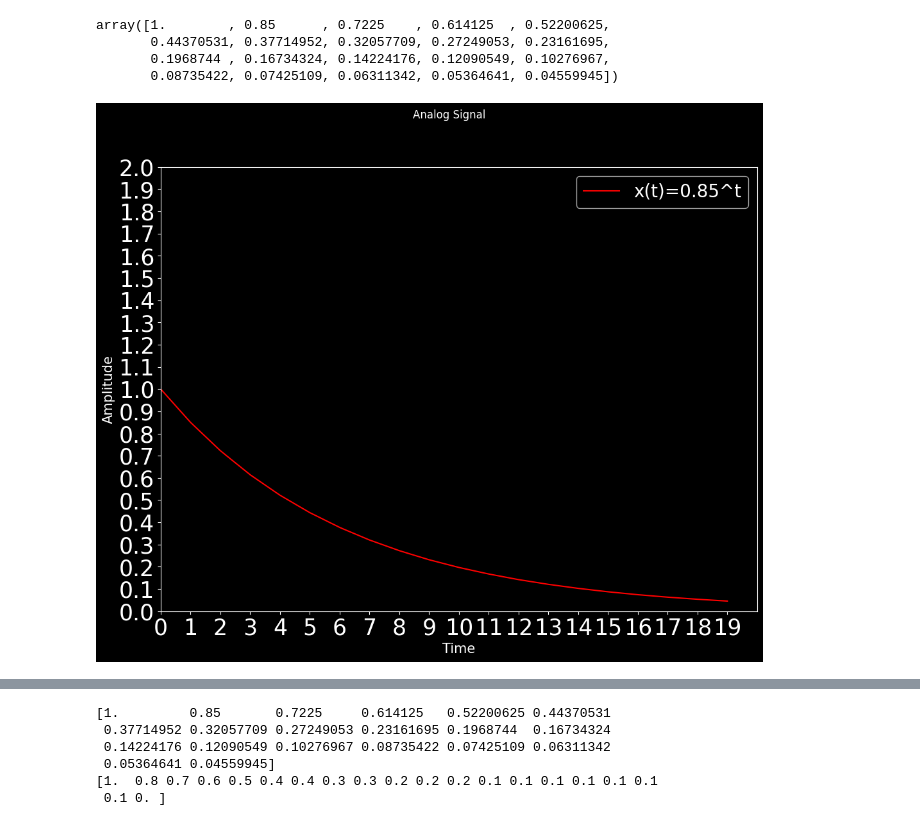
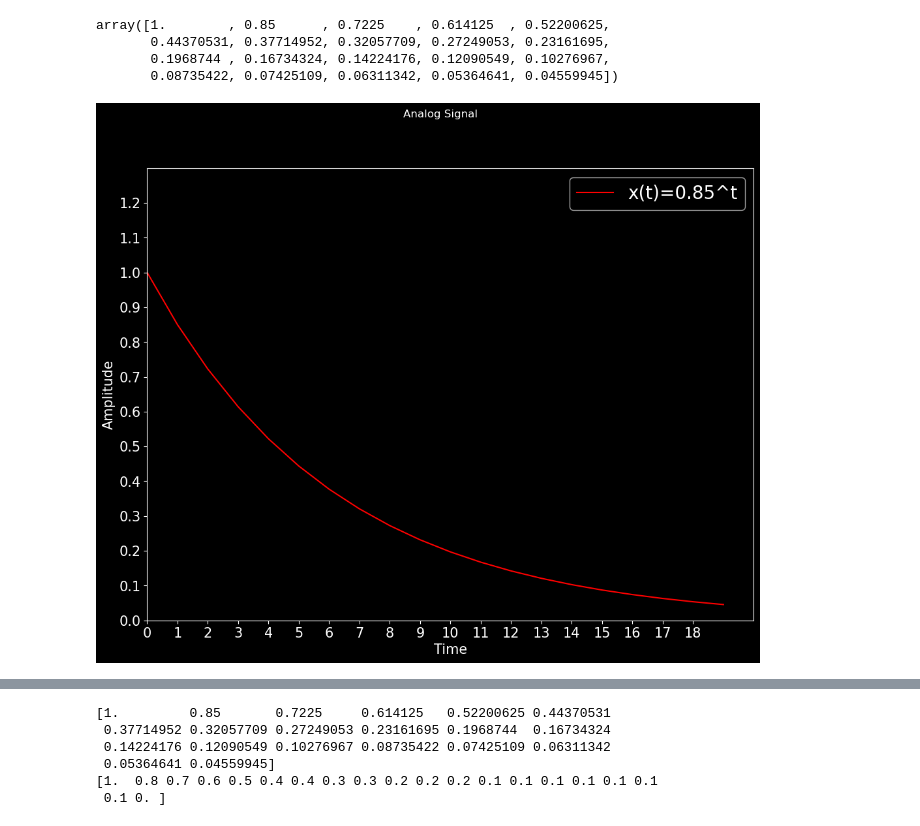
Before and after one commit to NaimParvez/Ruet-CSE, a Jupyter notebook: Signal Processing/lab1.ipynb, the cells around one changed output, grey strips where cells are left out. Saved outputs shown, nothing was run; the diff lists cells and outputs as text; code cells hidden in the pictures.

```diff
--- a/Signal Processing/lab1.ipynb
+++ b/Signal Processing/lab1.ipynb
@@ -18,24 +18,26 @@ array([1.        , 0.85      , 0.7225    , 0.614125  , 0.52200625,
 # %%
 #Plotting Analog Signal
 plt.figure(figsize=(12,9))
 plt.suptitle("Analog Signal")
 style.use('dark_background')
-plt.rcParams['xtick.labelsize']=25
-plt.rcParams['ytick.labelsize']=25
+plt.rcParams['xtick.labelsize']=15 #
+plt.rcParams['ytick.labelsize']=15
 
 plt.plot(t,x,'r',label='x(t)=0.85^t')
 plt.xlabel("Time",fontsize=15)
 plt.ylabel("Amplitude",fontsize=15)
-plt.axis([0,20,0,2])
+plt.axis([0,20,0,1.3]) #
 plt.legend(fontsize=20)
 
+xt=np.arange(0,19,1)
+yt=np.arange(0,1.3,0.1)
 
-plt.xticks([0,1,2,3,4,5,6,7,8,9,10,11,12,13,14,15,16,17,18,19])
-plt.yticks([0.0,0.1,0.2,0.3,0.4,0.5,0.6,0.7,0.8,0.9,1.0,1.1,1.2,1.3,1.4,1.5,1.6,1.7,1.8,1.9,2.0])
+plt.xticks(xt)
+plt.yticks(yt)
 
 plt.show()
 # %% [output]
-[figure, old version]
+[figure, new version]
 # %%
 #Sampling & Plotting the sampled signal.
 plt.figure(figsize = (15,5))
```
Also changed, not shown: parts of 8 cells of this notebook, 10 other files.
